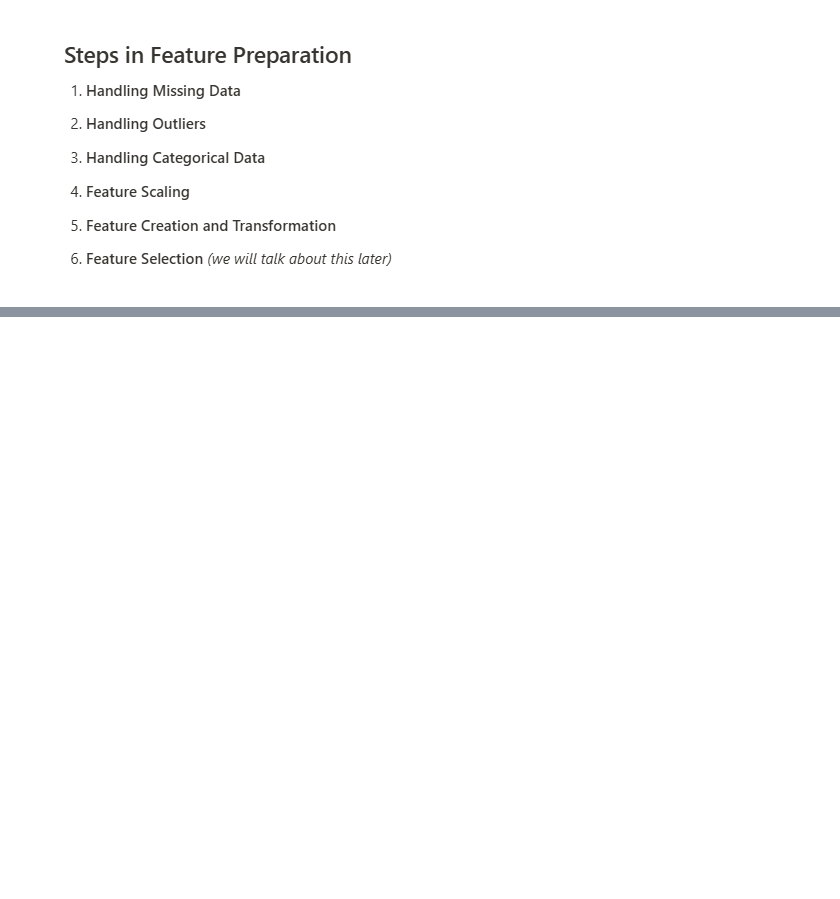
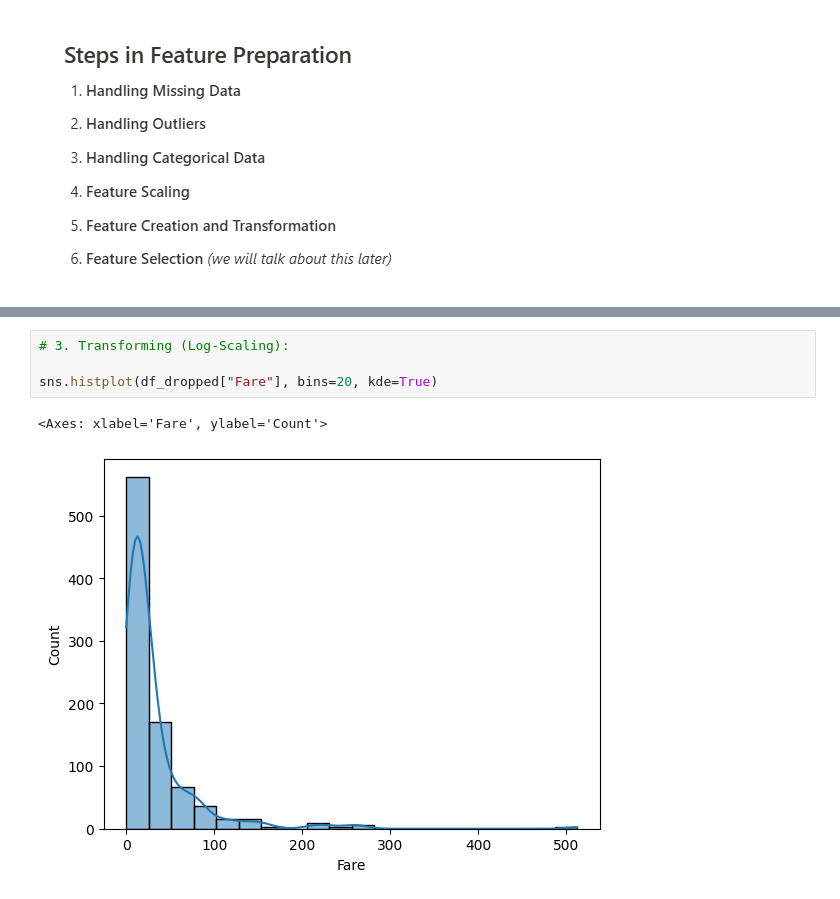
Before and after one commit to hgabrali/Machine-Learning, a Jupyter notebook: Features_Preparation.ipynb, the cells around one changed output, grey strips where cells are left out. Drawn from its saved outputs; the diff is of its cells as text; blank space fills up the shorter version.

```diff
--- a/Features_Preparation.ipynb
+++ b/Features_Preparation.ipynb
@@ -8,0 +172,7 @@
+# %%
+# 3. Transforming (Log-Scaling):
+
+sns.histplot(df_dropped["Fare"], bins=20, kde=True)
+# %% [output]
+<Axes: xlabel='Fare', ylabel='Count'>
+[figure, added]
```
Also changed, not shown: parts of 64 cells of this notebook.
